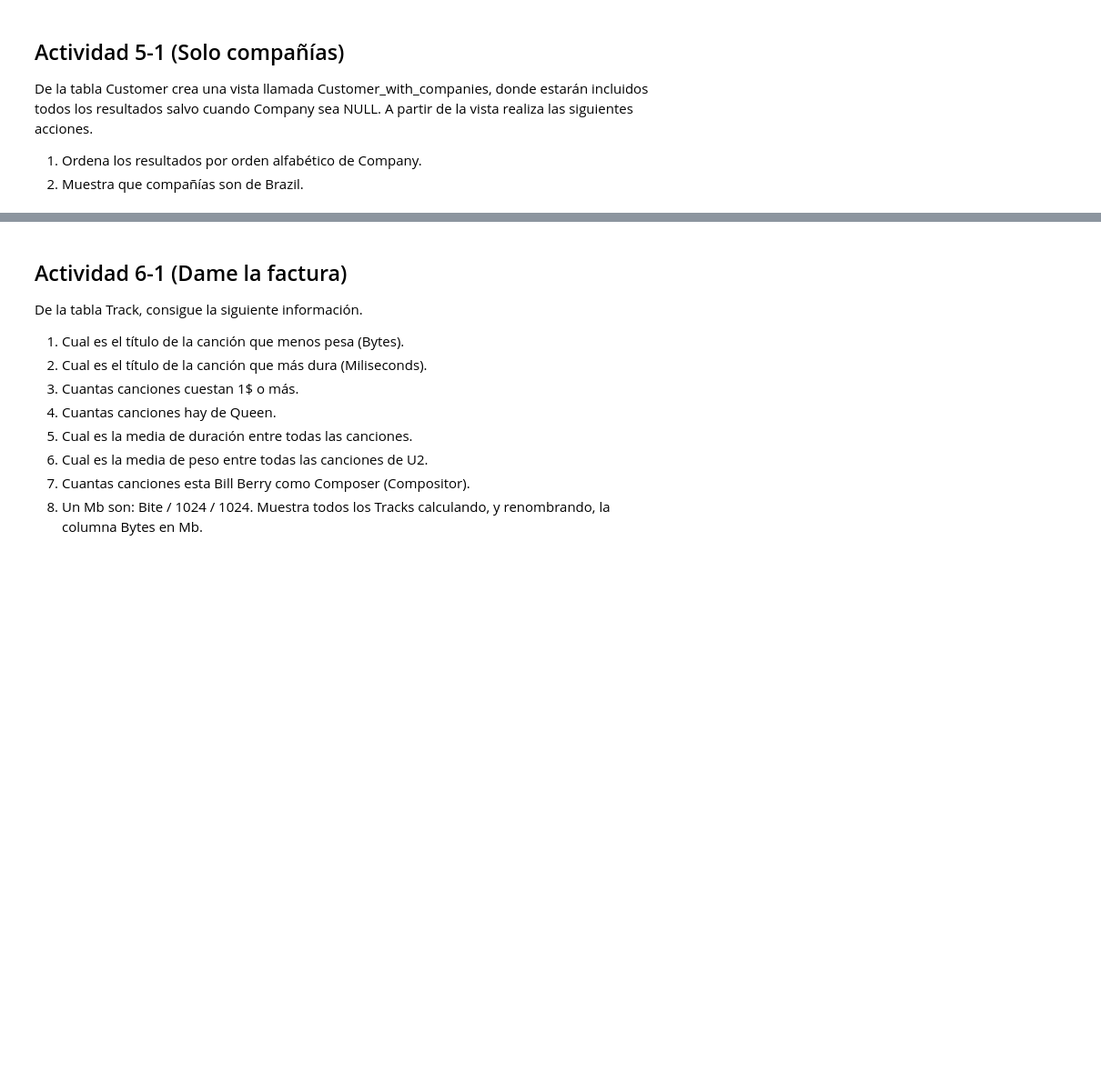
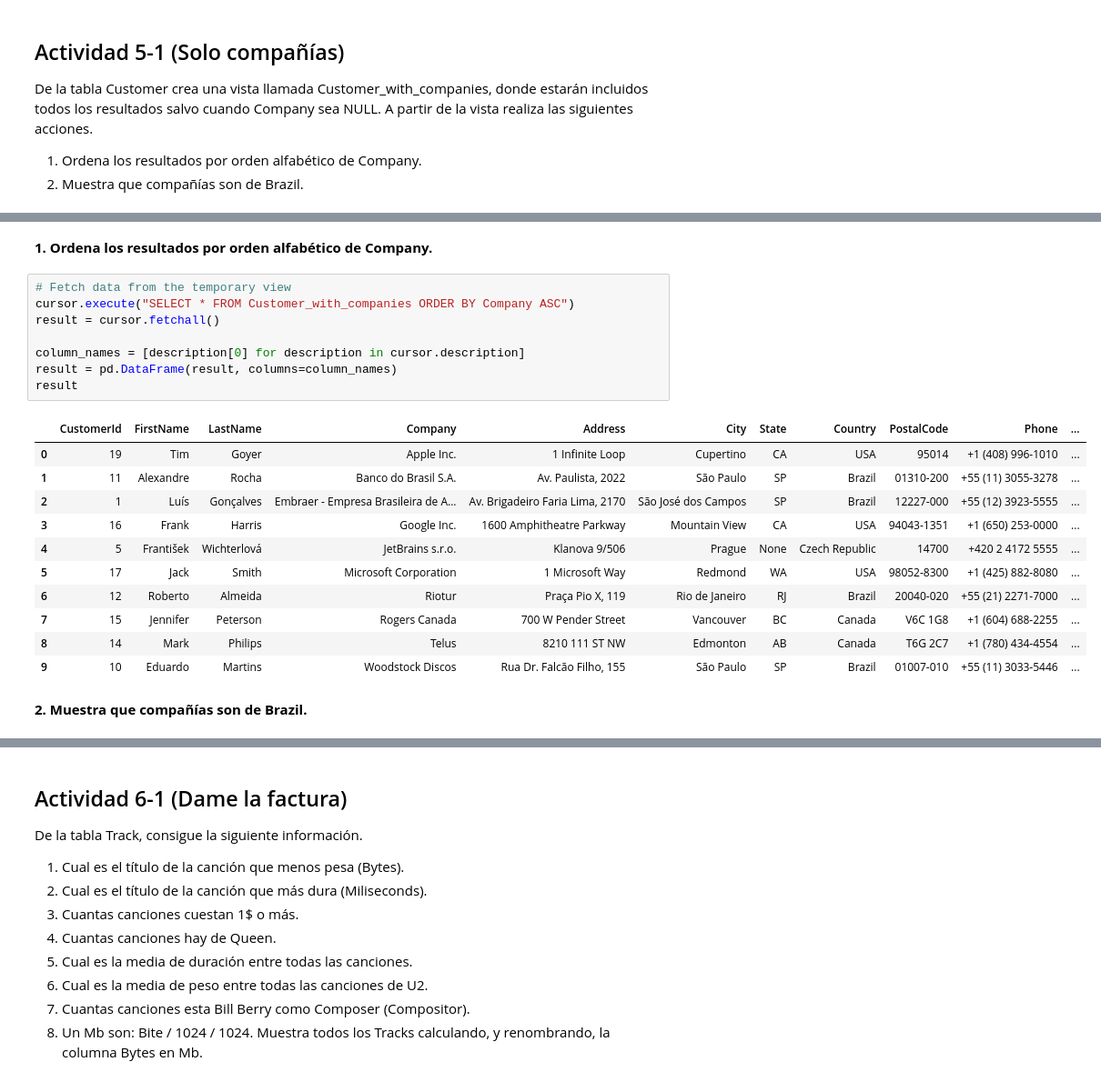
Before and after one commit to mstoychev/Data-Science-Projects, a Jupyter notebook: 0. Data Analyst Portfolio/3. SQL exercise/Práctica SQL_MitkoStoychev.ipynb, the cells around one changed output, grey strips where cells are left out. Shown at 91% size. Drawn from its saved outputs; the diff is of its cells as text; blank space fills up the shorter version.

```diff
--- a/0. Data Analyst Portfolio/3. SQL exercise/Práctica SQL_MitkoStoychev.ipynb
+++ b/0. Data Analyst Portfolio/3. SQL exercise/Práctica SQL_MitkoStoychev.ipynb
@@ -537,0 +725,24 @@ ytes en Mb.
+# %% [markdown]
+**1. Ordena los resultados por orden alfabético de Company.**
+# %%
+# Fetch data from the temporary view
+cursor.execute("SELECT * FROM Customer_with_companies ORDER BY Company ASC")
+result = cursor.fetchall()
+
+column_names = [description[0] for description in cursor.description]
+result = pd.DataFrame(result, columns=column_names)
+result
+# %% [output]
+|  | CustomerId | FirstName | LastName | Company | Address | City | State | Country | PostalCode | Phone | ... |
+| 0 | 19 | Tim | Goyer | Apple Inc. | 1 Infinite Loop | Cupertino | CA | USA | 95014 | +1 (408) 996-1010 | ... |
+| 1 | 11 | Alexandre | Rocha | Banco do Brasil S.A. | Av. Paulista, 2022 | São Paulo | SP | Brazil | 01310-200 | +55 (11) 3055-3278 | ... |
+| 2 | 1 | Luís | Gonçalves | Embraer - Empresa Brasileira de A... | Av. Brigadeiro Faria Lima, 2170 | São José dos Campos | SP | Brazil | 12227-000 | +55 (12) 3923-5555 | ... |
+| 3 | 16 | Frank | Harris | Google Inc. | 1600 Amphitheatre Parkway | Mountain View | CA | USA | 94043-1351 | +1 (650) 253-0000 | ... |
+| 4 | 5 | František | Wichterlová | JetBrains s.r.o. | Klanova 9/506 | Prague | None | Czech Republic | 14700 | +420 2 4172 5555 | ... |
+| 5 | 17 | Jack | Smith | Microsoft Corporation | 1 Microsoft Way | Redmond | WA | USA | 98052-8300 | +1 (425) 882-8080 | ... |
+| 6 | 12 | Roberto | Almeida | Riotur | Praça Pio X, 119 | Rio de Janeiro | RJ | Brazil | 20040-020 | +55 (21) 2271-7000 | ... |
+| 7 | 15 | Jennifer | Peterson | Rogers Canada | 700 W Pender Street | Vancouver | BC | Canada | V6C 1G8 | +1 (604) 688-2255 | ... |
+| 8 | 14 | Mark | Philips | Telus | 8210 111 ST NW | Edmonton | AB | Canada | T6G 2C7 | +1 (780) 434-4554 | ... |
+| 9 | 10 | Eduardo | Martins | Woodstock Discos | Rua Dr. Falcão Filho, 155 | São Paulo | SP | Brazil | 01007-010 | +55 (11) 3033-5446 | ... |
+# %% [markdown]
+**2. Muestra que compañías son de Brazil.**
```
Also changed, not shown: parts of 23 cells of this notebook.
